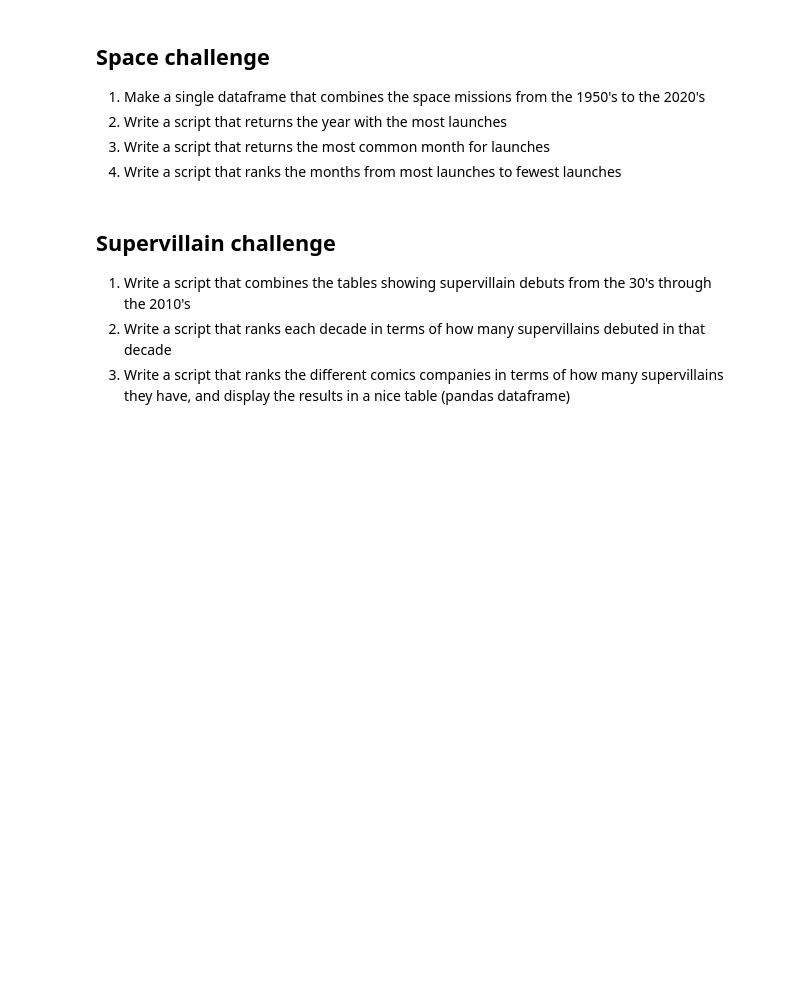
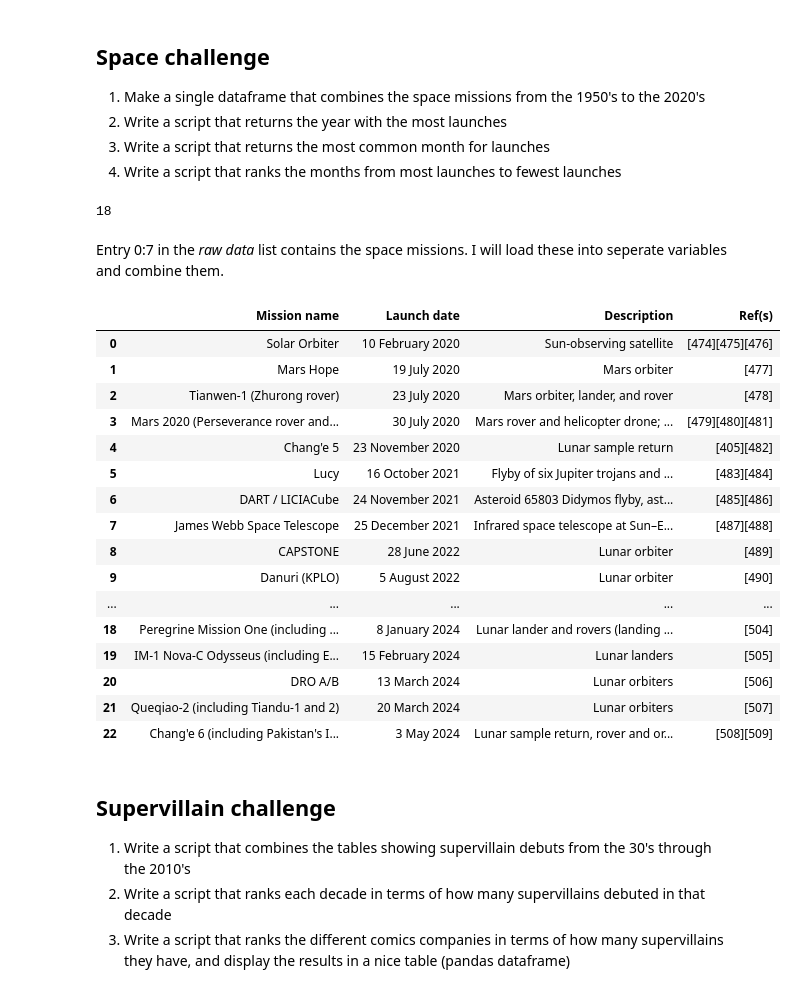
Before and after one commit to christianstenbro/cult_data, a Jupyter notebook: fun_with_pandas.ipynb, the cells around one changed output. Drawn from its saved outputs; the diff is of its cells as text; code cells hidden in the pictures; blank space fills up the shorter version.

```diff
--- a/fun_with_pandas.ipynb
+++ b/fun_with_pandas.ipynb
@@ -80,6 +122,37 @@ combined_list
 import pandas as pd
 
 rawdata = pd.read_html("https://en.wikipedia.org/wiki/Timeline_of_Solar_System_exploration")
+# %%
+# inspecting data
+len(rawdata)
+# %% [output]
+18
+# %% [markdown]
+Entry 0:7 in the *raw data* list contains the space missions. I will load these into seperate variables and combine them.
+# %%
+#pd.concat([rawdata[0:8]])
+for item in rawdata[0:8]:
+    mission_df = pd.concat([item])
+
+mission_df
+# %% [output]
+|  | Mission name | Launch date | Description | Ref(s) |
+| 0 | Solar Orbiter | 10 February 2020 | Sun-observing satellite | [474][475][476] |
+| 1 | Mars Hope | 19 July 2020 | Mars orbiter | [477] |
+| 2 | Tianwen-1 (Zhurong rover) | 23 July 2020 | Mars orbiter, lander, and rover | [478] |
+| 3 | Mars 2020 (Perseverance rover and... | 30 July 2020 | Mars rover and helicopter drone; ... | [479][480][481] |
+| 4 | Chang'e 5 | 23 November 2020 | Lunar sample return | [405][482] |
+| 5 | Lucy | 16 October 2021 | Flyby of six Jupiter trojans and ... | [483][484] |
+| 6 | DART / LICIACube | 24 November 2021 | Asteroid 65803 Didymos flyby, ast... | [485][486] |
+| 7 | James Webb Space Telescope | 25 December 2021 | Infrared space telescope at Sun–E... | [487][488] |
+| 8 | CAPSTONE | 28 June 2022 | Lunar orbiter | [489] |
+| 9 | Danuri (KPLO) | 5 August 2022 | Lunar orbiter | [490] |
+| ... | ... | ... | ... | ... |
+| 18 | Peregrine Mission One (including ... | 8 January 2024 | Lunar lander and rovers (landing ... | [504] |
+| 19 | IM-1 Nova-C Odysseus (including E... | 15 February 2024 | Lunar landers | [505] |
+| 20 | DRO A/B | 13 March 2024 | Lunar orbiters | [506] |
+| 21 | Queqiao-2 (including Tiandu-1 and 2) | 20 March 2024 | Lunar orbiters | [507] |
+| 22 | Chang'e 6 (including Pakistan's I... | 3 May 2024 | Lunar sample return, rover and or... | [508][509] |
 # %% [markdown]
 ## Supervillain challenge
 
```
Also changed, not shown: parts of 10 cells of this notebook, 2 other files.
